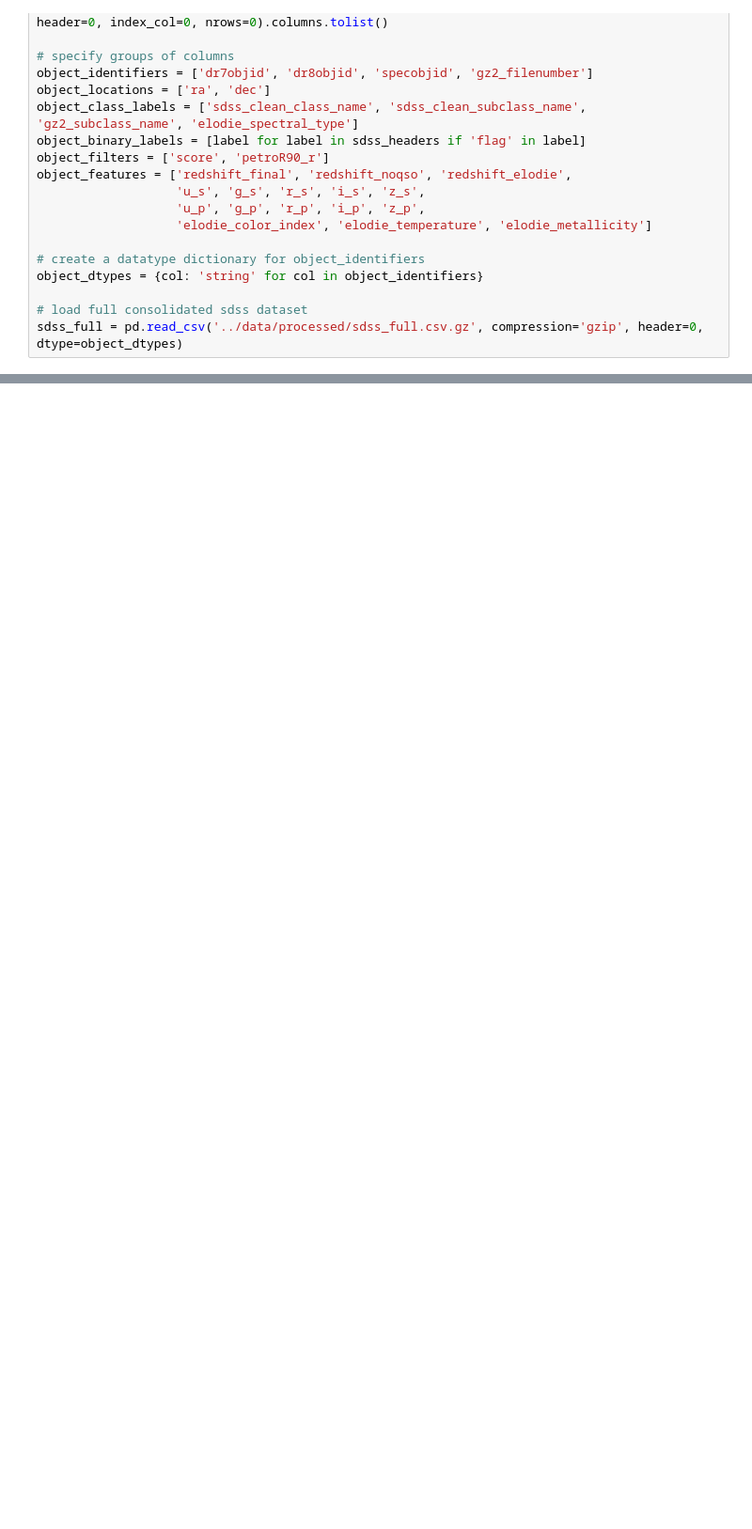
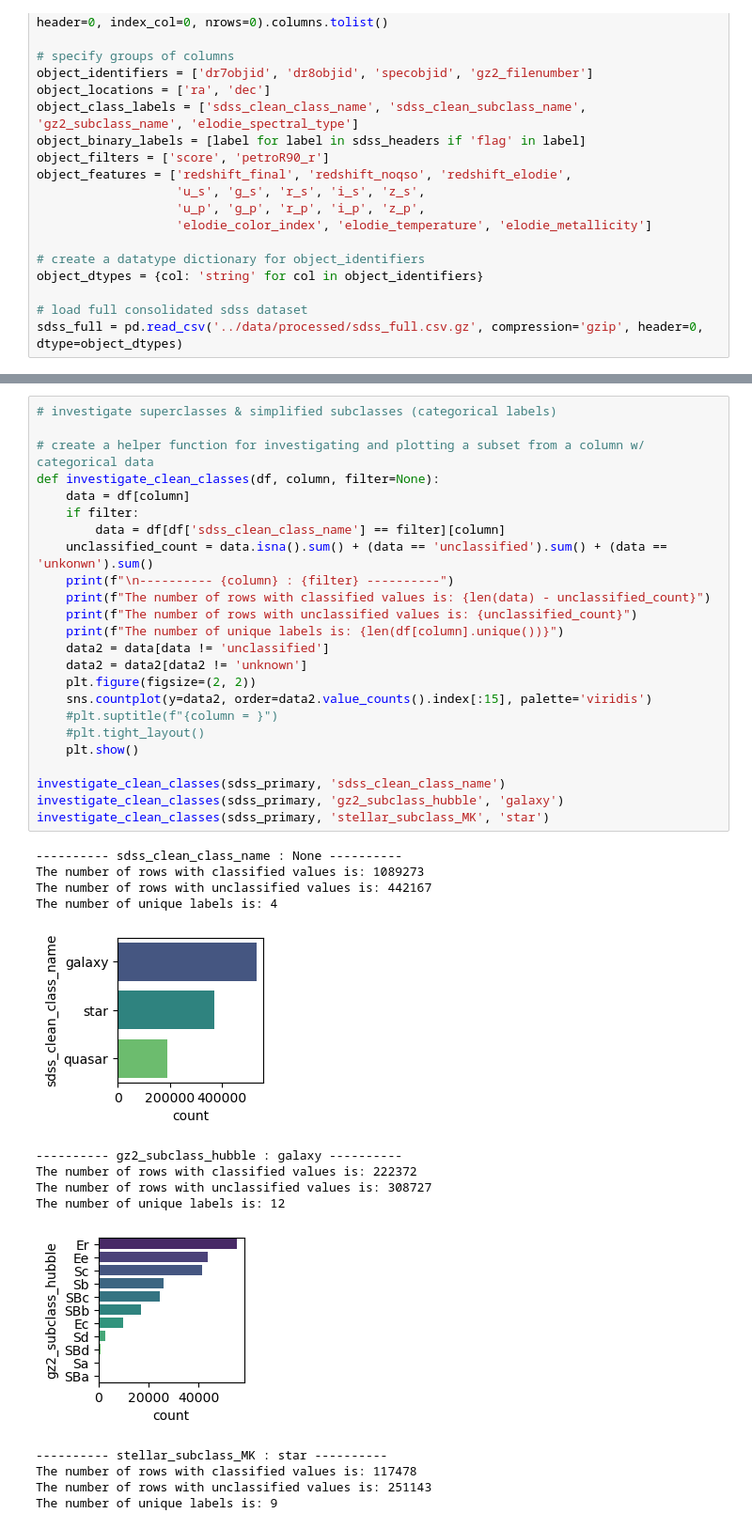
Before and after one commit to jspencermorris/galaxies_sdss, a Jupyter notebook: notebooks/jsm_eda_02.ipynb, the cells around one changed output, grey strips where cells are left out. Shown at 94% size. Drawn from its saved outputs; the diff is of its cells as text; blank space fills up the shorter version.

```diff
--- a/notebooks/jsm_eda_02.ipynb
+++ b/notebooks/jsm_eda_02.ipynb
@@ -155,0 +364,39 @@ Text(0.5, 1.0, 'Distribution of SDSS objects across the sky, by superclass')
+# %%
+# investigate superclasses & simplified subclasses (categorical labels)
+
+# create a helper function for investigating and plotting a subset from a column w/ categorical data
+def investigate_clean_classes(df, column, filter=None):
+    data = df[column]
+    if filter:
+        data = df[df['sdss_clean_class_name'] == filter][column]
+    unclassified_count = data.isna().sum() + (data == 'unclassified').sum() + (data == 'unkonwn').sum()
+    print(f"\n---------- {column} : {filter} ----------")
+    print(f"The number of rows with classified values is: {len(data) - unclassified_count}")
+    print(f"The number of rows with unclassified values is: {unclassified_count}")
+    print(f"The number of unique labels is: {len(df[column].unique())}")
+    data2 = data[data != 'unclassified']
+    data2 = data2[data2 != 'unknown']
+    plt.figure(figsize=(2, 2))
+    sns.countplot(y=data2, order=data2.value_counts().index[:15], palette='viridis')
+    #plt.suptitle(f"{column = }")
+    #plt.tight_layout()
+    plt.show()
+
+investigate_clean_classes(sdss_primary, 'sdss_clean_class_name')
+investigate_clean_classes(sdss_primary, 'gz2_subclass_hubble', 'galaxy')
+investigate_clean_classes(sdss_primary, 'stellar_subclass_MK', 'star')
+# %% [output]
+---------- sdss_clean_class_name : None ----------
+The number of rows with classified values is: 1089273
+The number of rows with unclassified values is: 442167
+The number of unique labels is: 4
+[figure, added]
+---------- gz2_subclass_hubble : galaxy ----------
+The number of rows with classified values is: 222372
+The number of rows with unclassified values is: 308727
+The number of unique labels is: 12
+[figure, added]
+---------- stellar_subclass_MK : star ----------
+The number of rows with classified values is: 117478
+The number of rows with unclassified values is: 251143
+The number of unique labels is: 9
```
Also changed, not shown: parts of 22 cells of this notebook.
